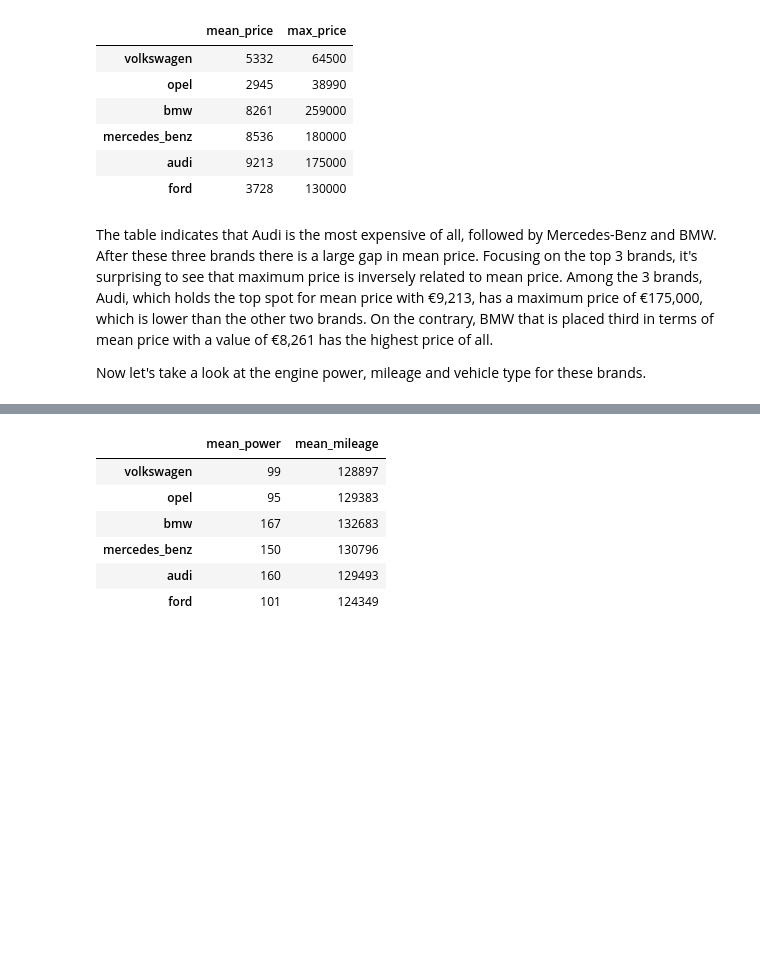
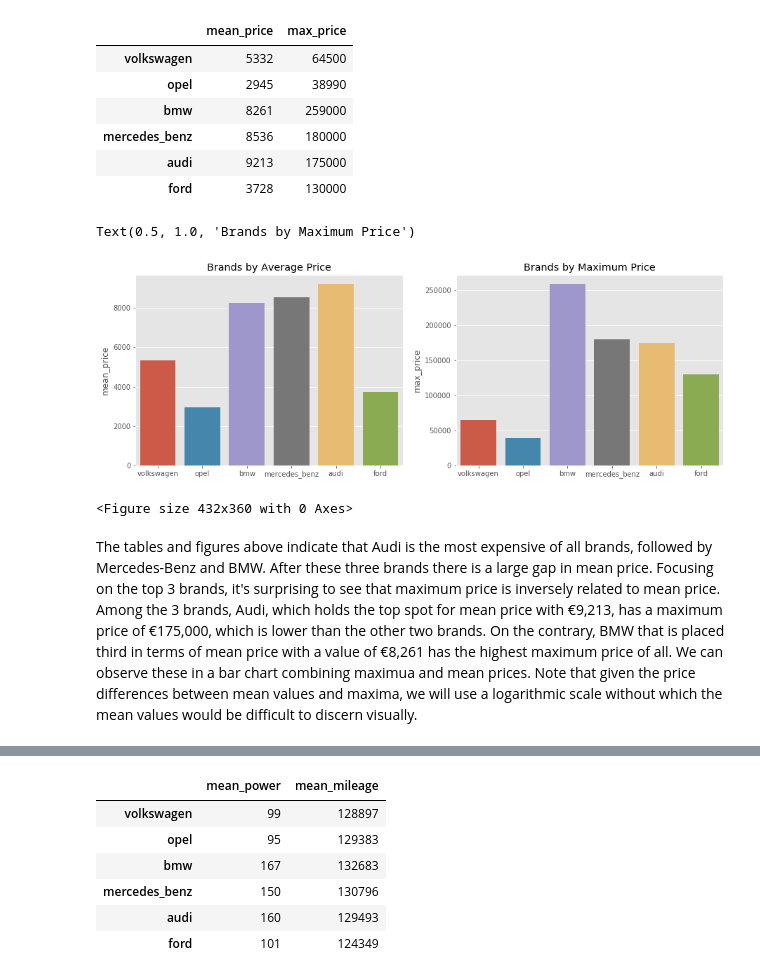
Before and after one commit to MustafaBor/data-projects, a Jupyter notebook: eBay Used Car Listings/Exploring Used Car Listings on eBay.ipynb, the cells around one changed output, grey strips where cells are left out. Cells and saved outputs as stored; diff of their text form; code cells hidden in the pictures; blank space fills up the shorter version.

```diff
--- a/eBay Used Car Listings/Exploring Used Car Listings on eBay.ipynb
+++ b/eBay Used Car Listings/Exploring Used Car Listings on eBay.ipynb
@@ -559,7 +622,25 @@ pd.concat([price_avg, price_max], axis=1)
 | mercedes_benz | 8536 | 180000 |
 | audi | 9213 | 175000 |
 | ford | 3728 | 130000 |
+# %%
+import seaborn as sns
+
+price_avg_max = pd.concat([price_avg, price_max], axis=1)
+
+#f, (ax1, ax2) = plt.subplots(2)
+
+fig = plt.figure(figsize=(15,5))
+ax1 = fig.add_subplot(1,2,1)
+ax2 = fig.add_subplot(1,2,2)
+
+plt.figure(figsize=(6,5))
+sns.barplot(x = price_avg_max.index, y='mean_price', ax=ax1, data=price_avg_max)
+sns.barplot(x = price_avg_max.index, y='max_price', ax=ax2, data=price_avg_max)
+ax1.set_title('Brands by Average Price')
+ax2.set_title('Brands by Maximum Price')
+# %% [output]
+Text(0.5, 1.0, 'Brands by Maximum Price')
+[figure, added]
+<Figure size 432x360 with 0 Axes>
 # %% [markdown]
-The table indicates that Audi is the most expensive of all, followed by Mercedes-Benz and BMW. After these three brands there is a large gap in mean price. Focusing on the top 3 brands, it's surprising to see that maximum price is inversely related to mean price. Among the 3 brands, Audi, which holds the top spot for mean price with €9,213, has a maximum price of €175,000, which is lower than the other two brands. On the contrary, BMW that is placed third in terms of mean price with a value of €8,261 has the highest price of all.
-
-Now let's take a look at the engine power, mileage and vehicle type for these brands.
+The tables and figures above indicate that Audi is the most expensive of all brands, followed by Mercedes-Benz and BMW. After these three brands there is a large gap in mean price. Focusing on the top 3 brands, it's surprising to see that maximum price is inversely related to mean price. Among the 3 brands, Audi, which holds the top spot for mean price with €9,213, has a maximum price of €175,000, which is lower than the other two brands. On the contrary, BMW that is placed third in terms of mean price with a value of €8,261 has the highest maximum price of all. We can observe these in a bar chart combining maximua and mean prices. Note that given the price differences between mean values and maxima, we will use a logarithmic scale without which the mean values would be difficult to discern visually.
```
Also changed, not shown: parts of 18 cells of this notebook.
